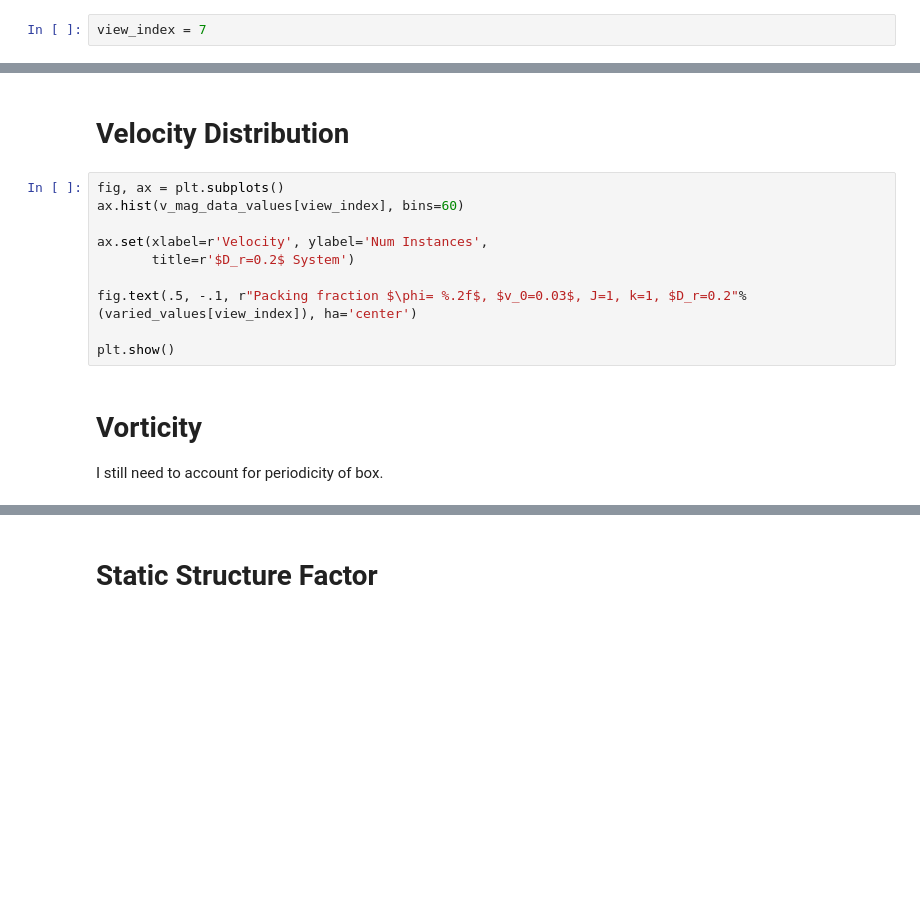
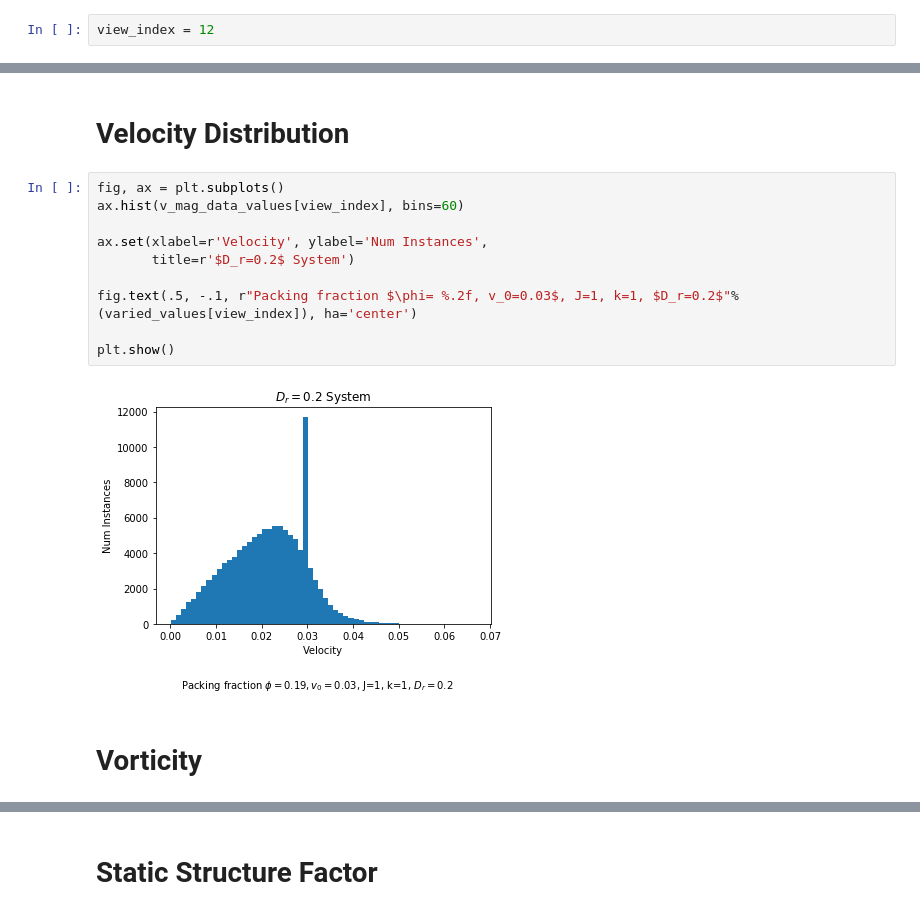
Before and after one commit to ryanlopezzzz/ABP, a Jupyter notebook: graph_flocking.ipynb, the cells around one changed output, grey strips where cells are left out. Saved outputs shown, nothing was run; the diff lists cells and outputs as text; blank space fills up the shorter version.

```diff
--- a/graph_flocking.ipynb
+++ b/graph_flocking.ipynb
@@ -62,5 +62,5 @@ print(varied_values)
 # %%
-view_index = 7
+view_index = 12
 # %% [markdown]
 # Vicsek Order Parameter
 # %%
@@ -81,14 +85,14 @@ plt.show()
 # %%
 fig, ax = plt.subplots()
 ax.hist(v_mag_data_values[view_index], bins=60)
 
 ax.set(xlabel=r'Velocity', ylabel='Num Instances',
        title=r'$D_r=0.2$ System')
 
-fig.text(.5, -.1, r"Packing fraction $\phi= %.2f$, $v_0=0.03$, J=1, k=1, $D_r=0.2"%(varied_values[view_index]), ha='center')
+fig.text(.5, -.1, r"Packing fraction $\phi= %.2f, v_0=0.03$, J=1, k=1, $D_r=0.2$"%(varied_values[view_index]), ha='center')
 
 plt.show()
+# %% [output]
+[figure, added]
-# %% [markdown]
-# Vorticity
-
-I still need to account for periodicity of box.
+# %% [markdown]
+# Vorticity
```
Also changed, not shown: parts of 16 cells of this notebook, 9 other files.
